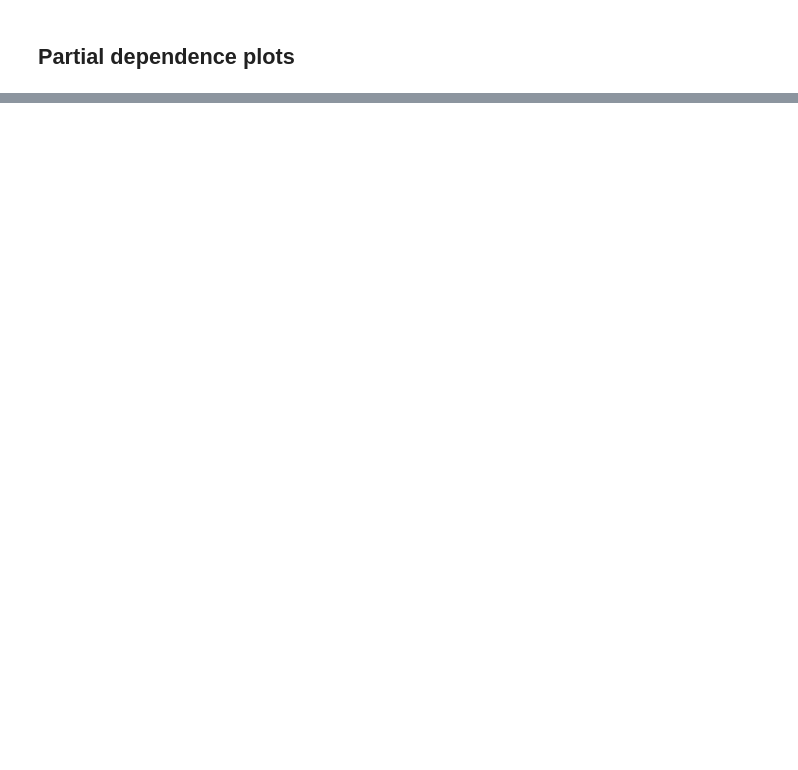
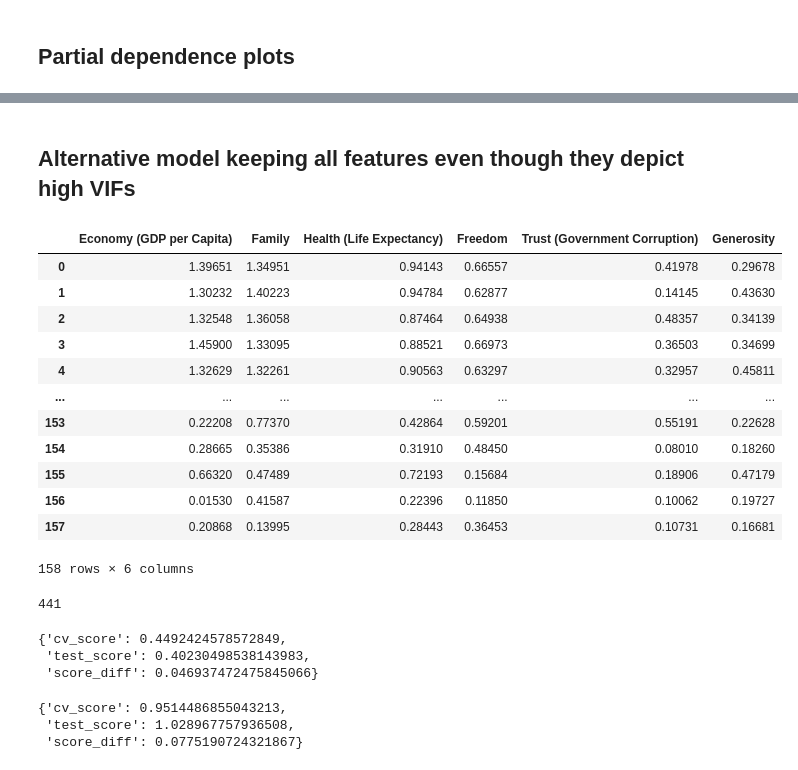
Before and after one commit to duttarajib78/Internship, a Jupyter notebook: Second_Phase_Practice_Projects/happyness_index.ipynb, the cells around one changed output, grey strips where cells are left out. Saved outputs shown, nothing was run; the diff lists cells and outputs as text; code cells hidden in the pictures; blank space fills up the shorter version.

```diff
--- a/Second_Phase_Practice_Projects/happyness_index.ipynb
+++ b/Second_Phase_Practice_Projects/happyness_index.ipynb
@@ -468,0 +488,18 @@ for col in pred_df.columns.values:
+# %% [markdown]
+## Alternative model keeping all features even though they depict high VIFs
+# %%
+numerical_features.drop(['Happiness Score'],axis=1)
+# %% [output]
+|  | Economy (GDP per Capita) | Family | Health (Life Expectancy) | Freedom | Trust (Government Corruption) | Generosity |
+| 0 | 1.39651 | 1.34951 | 0.94143 | 0.66557 | 0.41978 | 0.29678 |
+| 1 | 1.30232 | 1.40223 | 0.94784 | 0.62877 | 0.14145 | 0.43630 |
+| 2 | 1.32548 | 1.36058 | 0.87464 | 0.64938 | 0.48357 | 0.34139 |
+| 3 | 1.45900 | 1.33095 | 0.88521 | 0.66973 | 0.36503 | 0.34699 |
+| 4 | 1.32629 | 1.32261 | 0.90563 | 0.63297 | 0.32957 | 0.45811 |
+| ... | ... | ... | ... | ... | ... | ... |
+| 153 | 0.22208 | 0.77370 | 0.42864 | 0.59201 | 0.55191 | 0.22628 |
+| 154 | 0.28665 | 0.35386 | 0.31910 | 0.48450 | 0.08010 | 0.18260 |
+| 155 | 0.66320 | 0.47489 | 0.72193 | 0.15684 | 0.18906 | 0.47179 |
+| 156 | 0.01530 | 0.41587 | 0.22396 | 0.11850 | 0.10062 | 0.19727 |
+| 157 | 0.20868 | 0.13995 | 0.28443 | 0.36453 | 0.10731 | 0.16681 |
+158 rows × 6 columns
@@ -468,0 +514,50 @@ for col in pred_df.columns.values:
+# %%
+fit_dict={}
+for rs in range(1,1001):
+    model=RandomForestRegressor(random_state=rs)
+    score_dict=score_model(model=model,
+                X=X_train_scaled,
+                y=y_train,
+                X_test=X_test_scaled,
+                y_test=y_test,
+                random_state=rs)
+    test_score=mean_absolute_error(y_pred=model.fit(X_train_scaled,y_train).predict(X_test_scaled),
+                                   y_true=y_test)
+    fit_dict[rs]=score_dict
+
+key_fn=lambda x:fit_dict[x]['score_diff']
+best_rs=min(fit_dict,key=key_fn)
+best_rs
+# %% [output]
+441
+# %%
+ml_algo_scores={}
+# Linear Regression
+lr=LinearRegression()
+model_score=score_model(model=lr,
+                        X=X_train_scaled,
+                        y=y_train,
+                        X_test=X_test_scaled,
+                        y_test=y_test,
+                        random_state=best_rs)
+ml_algo_scores[lr]=model_score['score_diff']
+model_score
+# %% [output]
+{'cv_score': 0.4492424578572849,
+ 'test_score': 0.40230498538143983,
+ 'score_diff': 0.046937472475845066}
+# %%
+# ElasticNet
+el=ElasticNet(random_state=best_rs)
+model_score=score_model(model=el,
+                        X=X_train_scaled,
+                        y=y_train,
+                        X_test=X_test_scaled,
+                        y_test=y_test,
+                        random_state=best_rs)
+ml_algo_scores[el]=model_score['score_diff']
+model_score
+# %% [output]
+{'cv_score': 0.9514486855043213,
+ 'test_score': 1.028967757936508,
+ 'score_diff': 0.0775190724321867}
```
Also changed, not shown: parts of 26 cells of this notebook.
